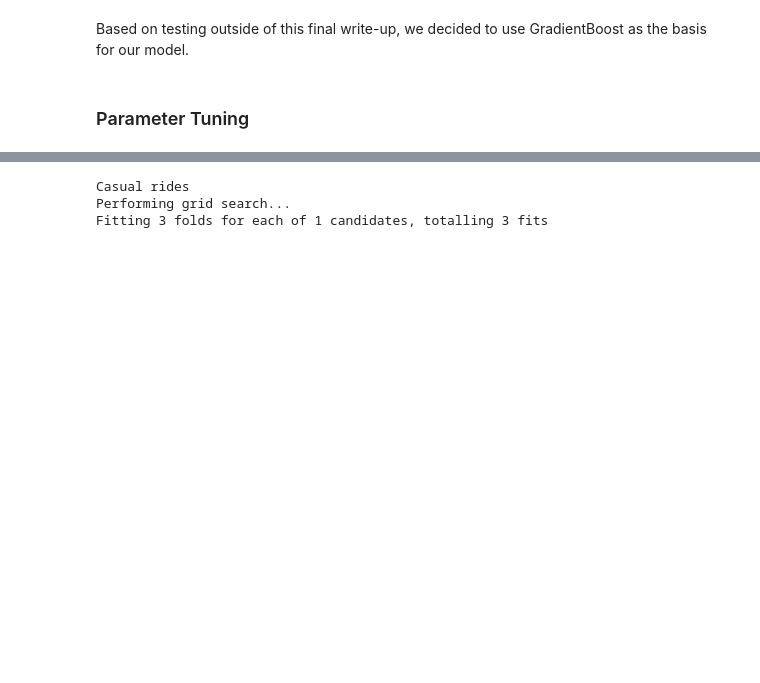
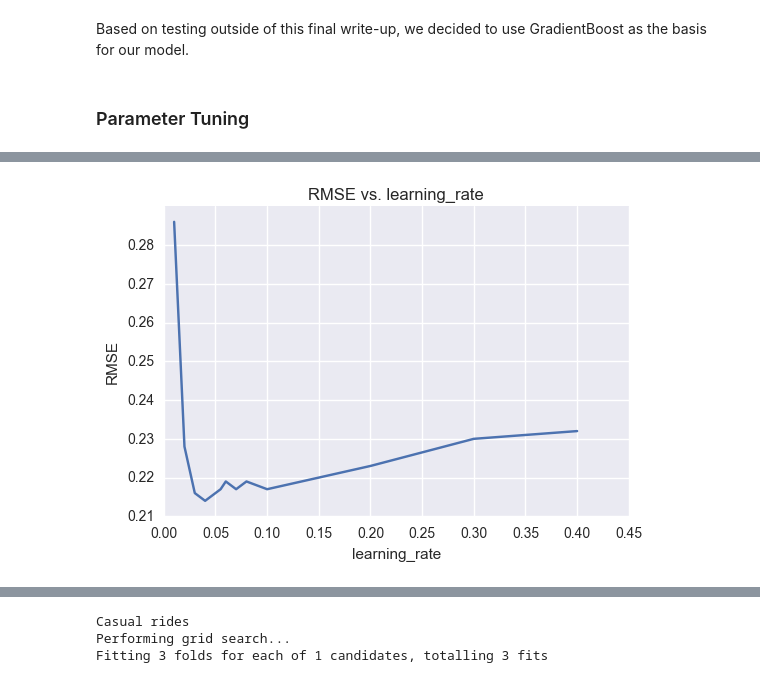
Before and after one commit to zingbretsenucb/w207_kaggleproject, a Jupyter notebook: Bikeshare.ipynb, the cells around one changed output, grey strips where cells are left out. Drawn from its saved outputs; the diff is of its cells as text; code cells hidden in the pictures; blank space fills up the shorter version.

```diff
--- a/Bikeshare.ipynb
+++ b/Bikeshare.ipynb
@@ -243,0 +221,4 @@ Perhaps we could 'cheat' and just save the resulting RMSE's from each of these g
+# %%
+bs.praram_tuning_graphs_abbrev(parameter = 'learning_rate')
+# %% [output]
+[figure, added]
```
Also changed, not shown: parts of 13 cells of this notebook, 1 other file.
